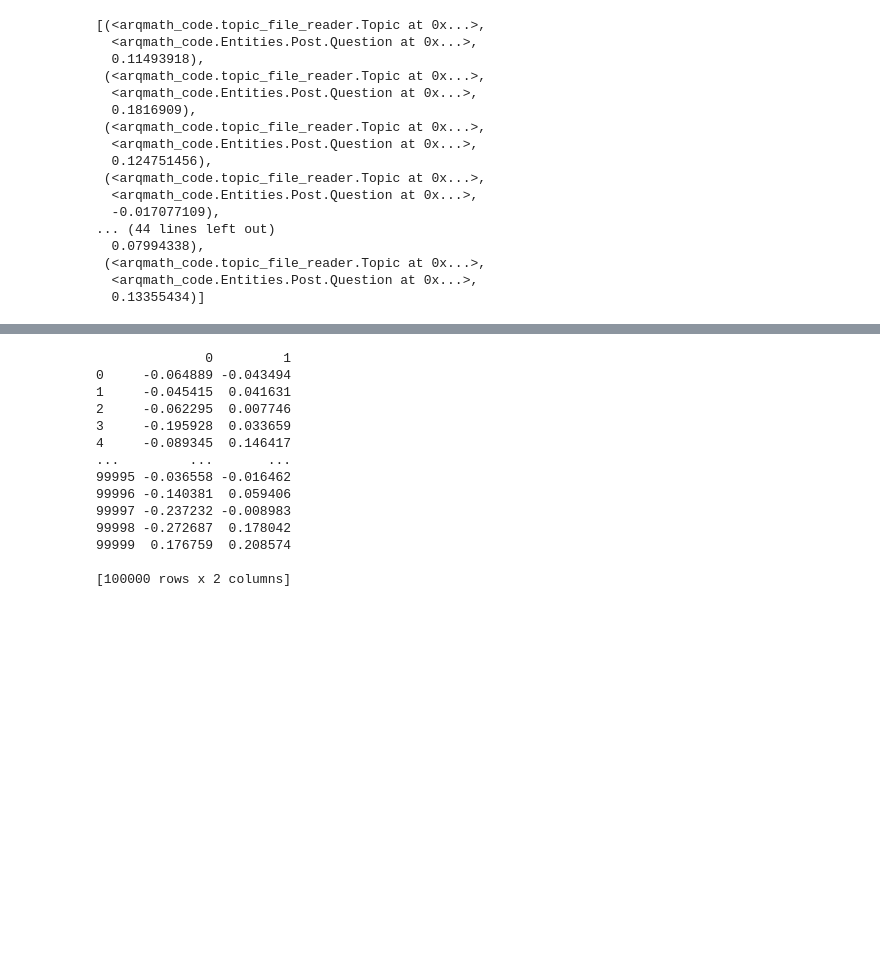
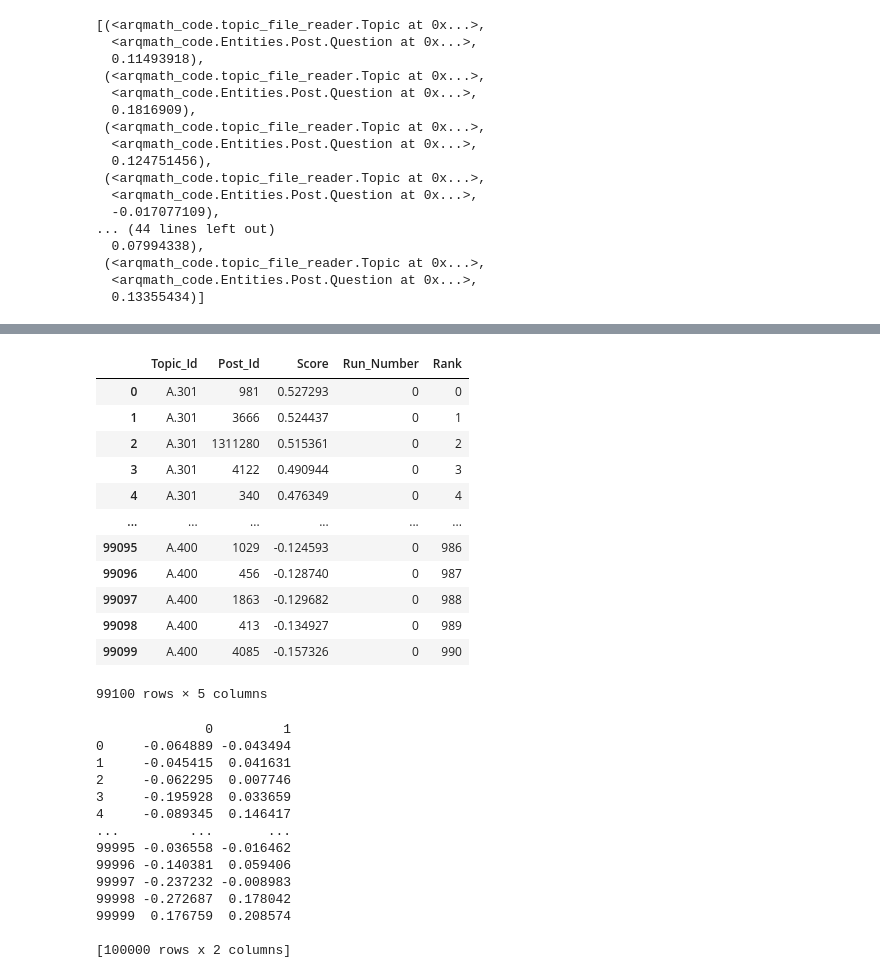
Before and after one commit to Niklas-23/information-retrieval, a Jupyter notebook: notebooks/S-Bert.ipynb, the cells around one changed output, grey strips where cells are left out. Drawn from its saved outputs; the diff is of its cells as text; code cells hidden in the pictures; blank space fills up the shorter version.

Commit message:
Add Experimental Sbert Pipeline

```diff
--- a/notebooks/S-Bert.ipynb
+++ b/notebooks/S-Bert.ipynb
@@ -169,0 +171,43 @@ np.save('../arqmath_dataset/model_embeddings/test',d_emb)
+# %%
+from src.base.post_processor import PostProcessor
+
+
+class AnswerScoreRetriever(PostProcessor):
+
+    def forward(self, queries: List[Topic], ranking: List[Tuple[Topic, Union[Question, Answer], float]]) -> List[
+        Tuple[Topic, Union[Question, Answer], float]]:
+        ranking = filter(lambda t: t[1].answers is not None, ranking)
+        return [
+            (topic, question.answers[0], score)
+            for topic, question, score in ranking
+        ]
+# %%
+from src.post_processors.TopKFilter import TopKFilter
+from arqmath_code.post_reader_record import DataReaderRecord
+from src.base.pipeline import Pipeline
+
+class SBertPipeline(Pipeline):
+
+    def __init__(self, data_reader: DataReaderRecord):
+        super().__init__(data_reader)
+        self.sbert = QuestionSBERT()
+        self.answer_score_retriever = AnswerScoreRetriever()
+        self.top_k_filter = TopKFilter()
+
+    def run(self, queries: List[Topic]) -> List[Tuple[Topic, Answer, float]]:
+        questions: List[Question] = self.data_reader.get_questions()[:1000]
+        ranking: List[
+        Tuple[Topic, Union[Question, Answer], float]] = self.sbert(queries=queries, documents=questions)
+        ranking = self.answer_score_retriever(queries=queries, ranking=ranking)
+        ranking = self.top_k_filter(queries=queries, ranking=ranking)
+        return ranking
+# %%
+from src.runner import Runner
+from datetime import datetime
+
+print(datetime.now())
+runner = Runner(SBertPipeline, n=1, data_reader=data_reader, topic_reader=topic_reader)
+ranking = runner.run("../results/model_results/SBert-test.tsv")
+print(datetime.now())
+ranking
+# %% [output]
@@ -170,3 +217,16 @@ np.save('../arqmath_dataset/model_embeddings/test',d_emb)
+|  | Topic_Id | Post_Id | Score | Run_Number | Rank |
+| 0 | A.301 | 981 | 0.527293 | 0 | 0 |
+| 1 | A.301 | 3666 | 0.524437 | 0 | 1 |
+| 2 | A.301 | 1311280 | 0.515361 | 0 | 2 |
+| 3 | A.301 | 4122 | 0.490944 | 0 | 3 |
+| 4 | A.301 | 340 | 0.476349 | 0 | 4 |
+| ... | ... | ... | ... | ... | ... |
+| 99095 | A.400 | 1029 | -0.124593 | 0 | 986 |
+| 99096 | A.400 | 456 | -0.128740 | 0 | 987 |
+| 99097 | A.400 | 1863 | -0.129682 | 0 | 988 |
+| 99098 | A.400 | 413 | -0.134927 | 0 | 989 |
+| 99099 | A.400 | 4085 | -0.157326 | 0 | 990 |
+99100 rows × 5 columns
 # %%
 from sklearn.decomposition import PCA
 pca = PCA(n_components=2)
```
Also changed, not shown: parts of 3 cells of this notebook.
